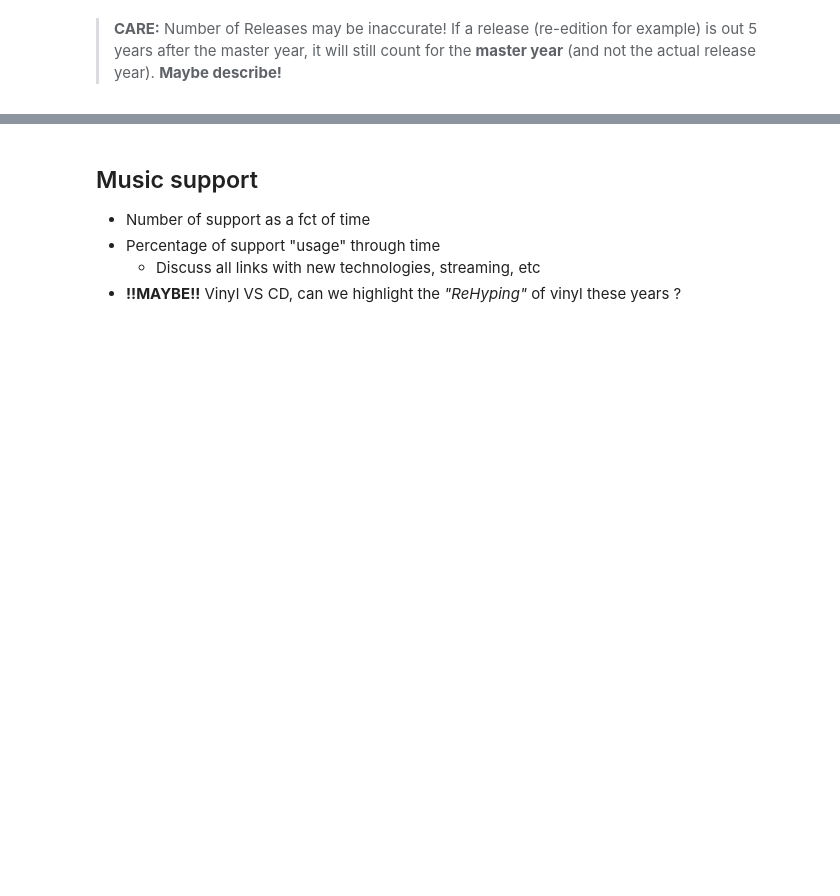
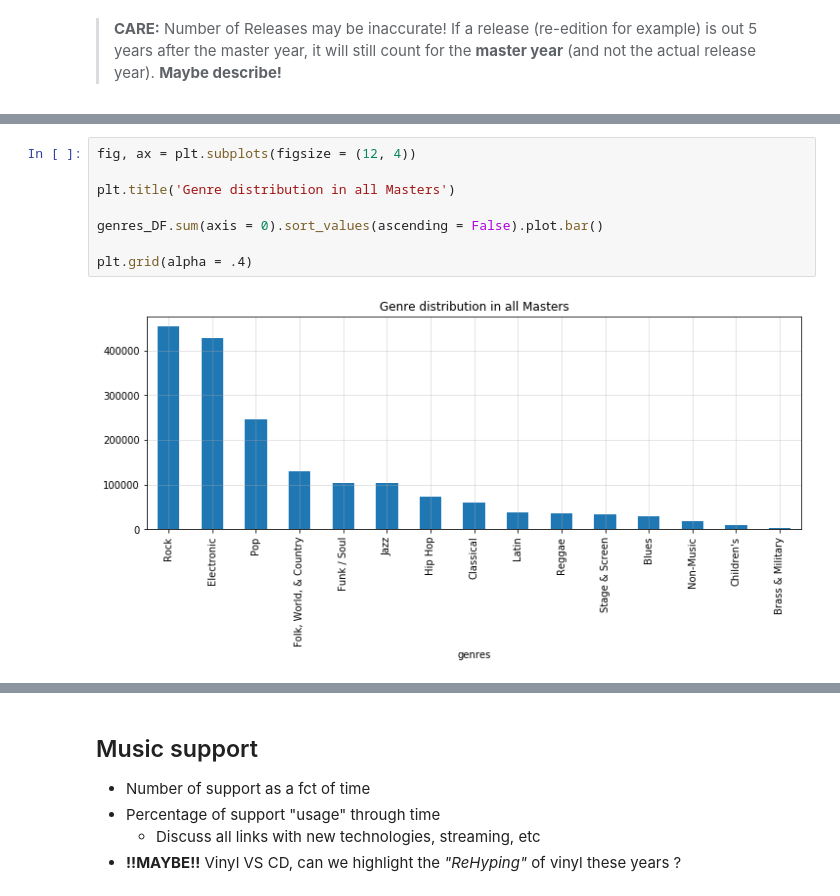
Before and after one commit to JBMembrado/Projects, a Jupyter notebook: Discogs_Masters.ipynb, the cells around one changed output, grey strips where cells are left out. Saved outputs shown, nothing was run; the diff lists cells and outputs as text; blank space fills up the shorter version.

```diff
--- a/Discogs_Masters.ipynb
+++ b/Discogs_Masters.ipynb
@@ -240,0 +238,10 @@ master_year_genres = masters.groupBy(["year", "genres"]) \
+# %%
+fig, ax = plt.subplots(figsize = (12, 4))
+
+plt.title('Genre distribution in all Masters')
+
+genres_DF.sum(axis = 0).sort_values(ascending = False).plot.bar()
+
+plt.grid(alpha = .4)
+# %% [output]
+[figure, added]
```
Also changed, not shown: parts of 13 cells of this notebook.
